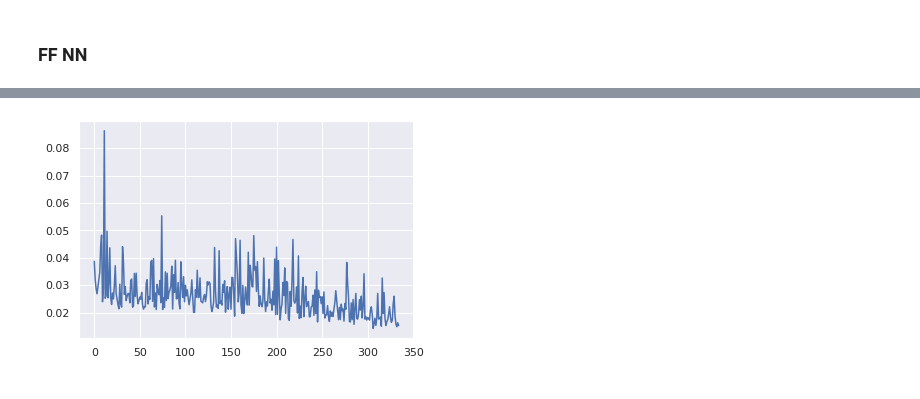
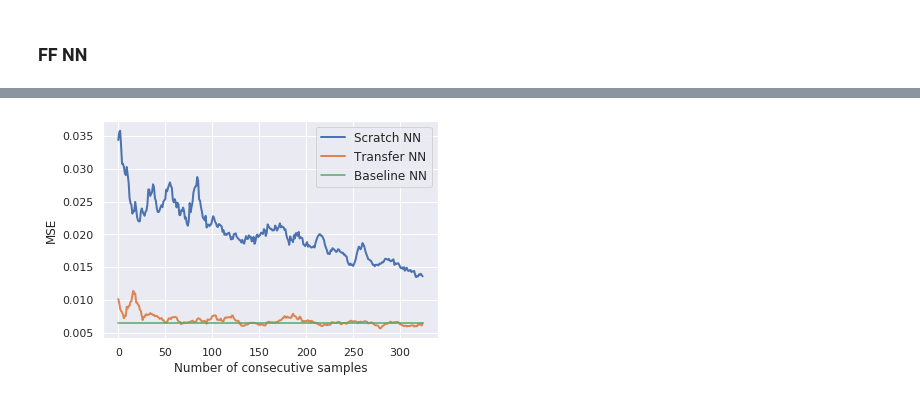
Before and after one commit to cpatdowling/building_transfer, a Jupyter notebook: notebooks/transfer_EPlus_to_SEB.ipynb, the cells around one changed output, grey strips where cells are left out. Cells and saved outputs as stored; diff of their text form; code cells hidden in the pictures.

```diff
--- a/notebooks/transfer_EPlus_to_SEB.ipynb
+++ b/notebooks/transfer_EPlus_to_SEB.ipynb
@@ -805,30 +954,33 @@ NameError: name 'X_EP_poly' is not defined
 # %%
-#learn SEB NN model transfered from saved EP model, increasing number of samples
+#learn SEB NN model from scratch, increasing number of samples
 
-"""
 batching = {1:1, 5:5, 10:10, 25:25}
 batch_size= 1
 
 validation_losses_mc = []
+validation_mapes_mc = []
 
-MC = 100
+MC = 10
 
 for mc in range(MC):
-    validation_losses = []
+    validation_losses_raw = []
+    validation_mapes_raw = []
     if mc % 10 == 0:
         print("Monte Carlo round: ", mc)
     for m in range(1,336):
+        if m % 100 == 0:
+            print("Samples: ", m)
         if m in batching:
             batch_size = batching[m]
         params = {'FEATURE_DIM': X_SEB_poly.shape[0], 'HIDDEN_DIM':2*X_SEB_poly.shape[0], 'OUTPUT_DIM': Y_SEB.shape[0]}
         net = nnet(params)
         loss_func = nn.MSELoss()#SmoothL1Loss()
         optimizer = optim.SGD(net.parameters(),lr=0.01, momentum=0.9)
-        epochs = 50
+        epochs = 100
 
         training_losses = []
         for e in range(epochs):
-            start = np.random.randint(0,(train_n-(m+1)))
+            start = np.random.randint(0,X_SEB_train.shape[1]-(m+1))
             X_train_list, Y_train_list = minibatch_X_Y_arrays(X_SEB_train[:,start:start+m], Y_SEB_train[:,start:start+m], batch_size)
             for i in enumerate(X_train_list):
                 inp = Variable(torch.Tensor(X_train_list[i[0]].T))
@@ -844,8 +996,10 @@ for mc in range(MC):
         label_val = Variable(torch.Tensor(Y_SEB_val.T))
         out_val = net(inp_val)
         loss_val = loss_func(out_val, label_val)
-        validation_losses.append(float(loss_val.data))
-        #mape_val = torch.mean(torch.abs(out_val - label_val)/label_val).item()
+        validation_losses_raw.append(float(loss_val.data))
+        mape_val = torch.mean(torch.abs(out_val - label_val)/label_val).item()
+        validation_mapes_raw.append(mape_val)
         #print("Validation MSE: ", float(loss_val.data))
         #print("Validation MAPE: ", mape_val)
-    validation_losses_mc.append(validation_losses)
+    validation_losses_mc.append(validation_losses_raw)
+    validation_mapes_mc.append(valdiation_mapes_raw)
@@ -901,5 +1070,23 @@ KeyboardInterrupt:
-# %%
-plt.plot(np.mean(np.asarray(validation_losses_mc), axis=0))
-plt.show()
-# %% [output]
-[figure, removed]
+# %%
+ma = 10
+l = np.mean(validation_losses_mc, axis=0)
+smoothed_raw = []
+for i in range(len(l)-ma):
+    smoothed_raw.append(np.mean(l[i:i+ma]))
+# %%
+ma = 10
+l = np.asarray(validation_losses_transfer)
+smoothed_transfer = []
+for i in range(len(l)-ma):
+    smoothed_transfer.append(np.mean(l[i:i+ma]))
+# %%
+plt.plot(smoothed_raw, label="Scratch NN", lw=2)
+plt.plot(smoothed_transfer, label="Transfer NN", lw=2)
+plt.plot([best_MSE_NN_SEB for i in range(len(smoothed_raw))], label="Baseline NN")
+plt.legend(fontsize=12)
+#plt.title("Validation MSE of SEB NN", fontsize=12)
+plt.xlabel("Number of consecutive samples", fontsize=12)
+plt.ylabel("MSE", fontsize=12)
+plt.show()
+# %% [output]
+[figure, added]
```
Also changed, not shown: parts of 18 cells of this notebook, 4 other files.
